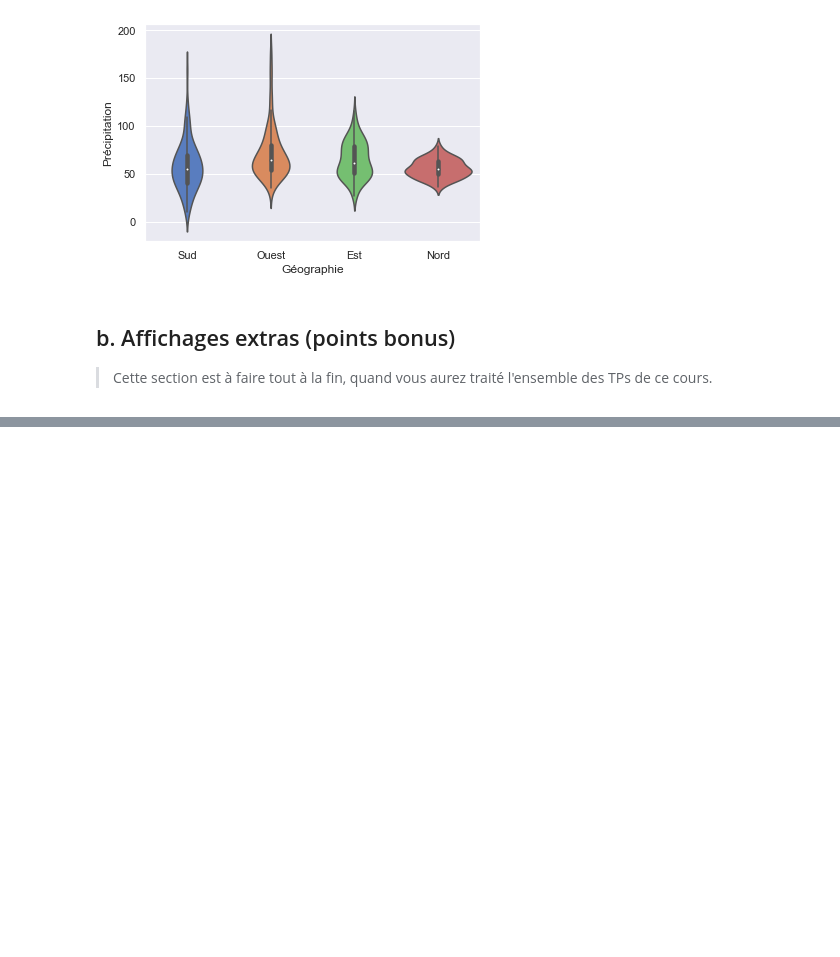
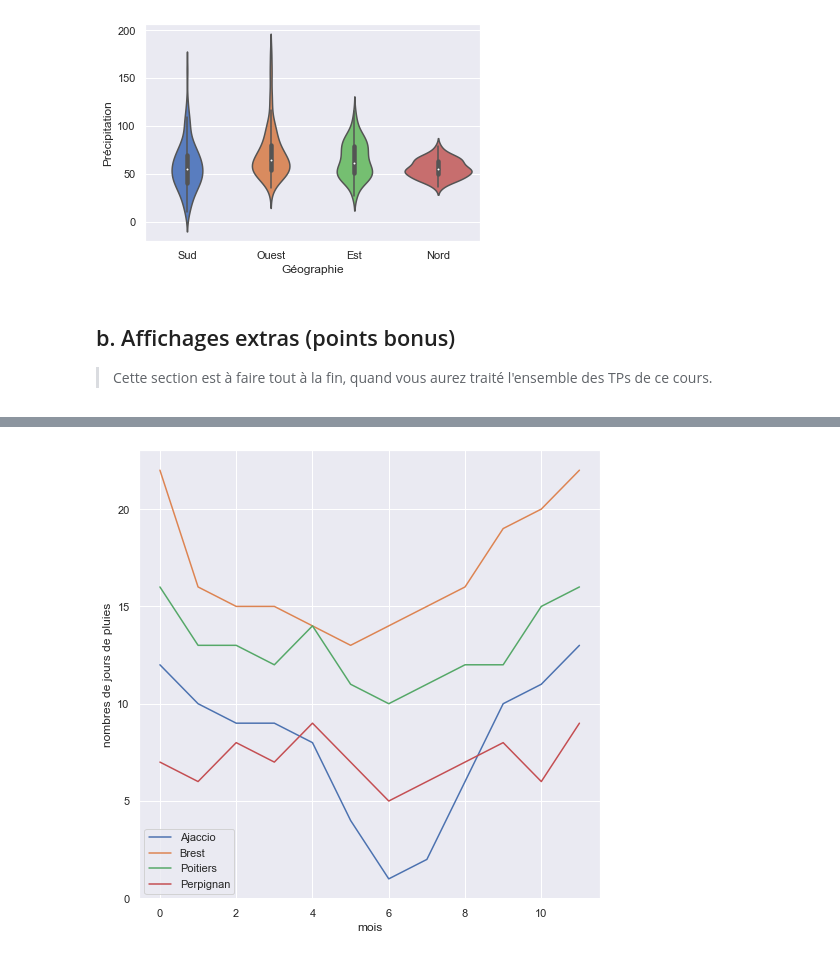
Before and after one commit to campusplage/compte-rendus-oriol_ramirez, a Jupyter notebook: TP1_pandas.ipynb, the cells around one changed output, grey strips where cells are left out. Saved outputs shown, nothing was run; the diff lists cells and outputs as text; code cells hidden in the pictures; blank space fills up the shorter version.

```diff
--- a/TP1_pandas.ipynb
+++ b/TP1_pandas.ipynb
@@ -459,0 +475,22 @@ Ci-dessous, un exemple, mais soyez créatifs !!
+# %%
+def jours_de_pluie(villes):
+    """
+    Affiche un graphique de la répartition des jours de pluies en fonction
+    des mois par villes.
+    Entrée : liste de villes
+    Sortie : graphique basé sur chaque villes sélectionner
+    """
+    fig, ax = plt.subplots()
+    fig.set_size_inches(8.27, 8.27)
+    for el in villes:
+        row = data.loc[[el]]["Jours de pluie"].values
+        plt.plot(list(range(len(row[0]))),row[0])
+
+    plt.legend(villes)
+    plt.xlabel("mois")
+    plt.ylabel("nombres de jours de pluies")
+
+rows = ['Ajaccio',"Brest","Poitiers","Perpignan"]
+jours_de_pluie(rows)
+# %% [output]
+[figure, added]
```
Also changed, not shown: parts of 4 cells of this notebook.
